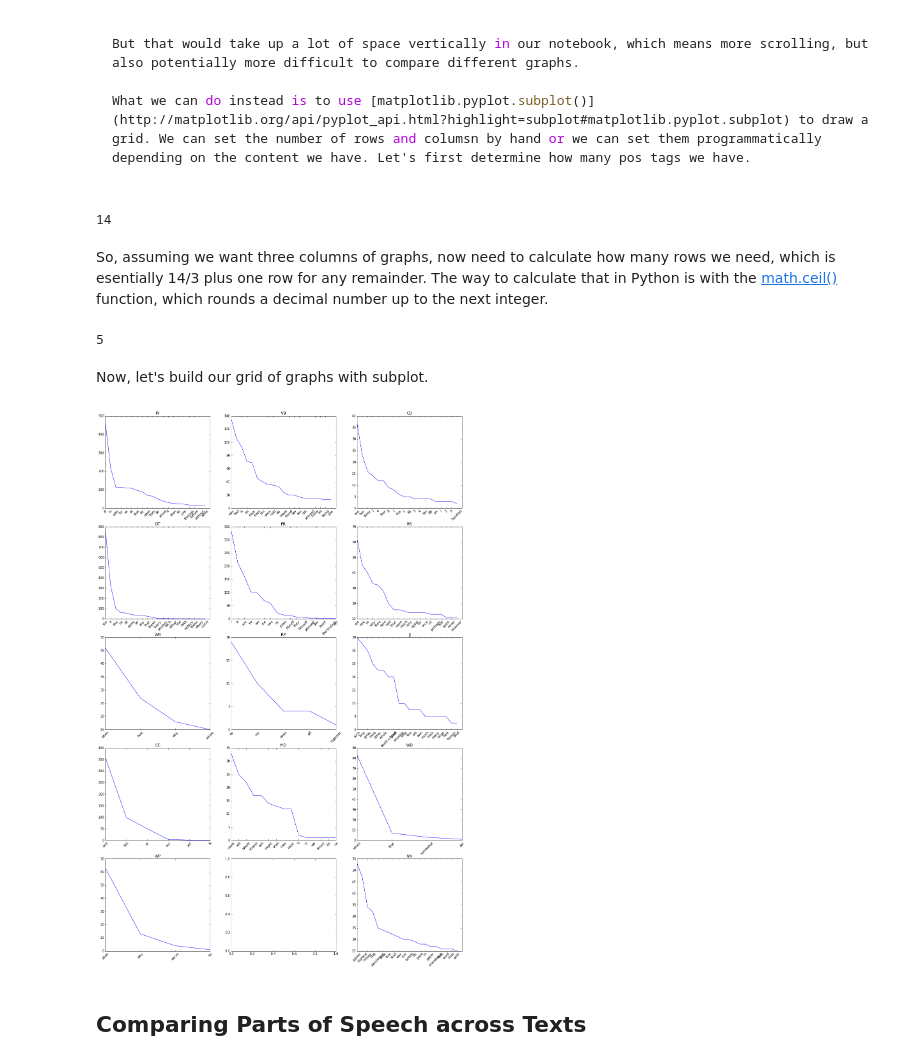
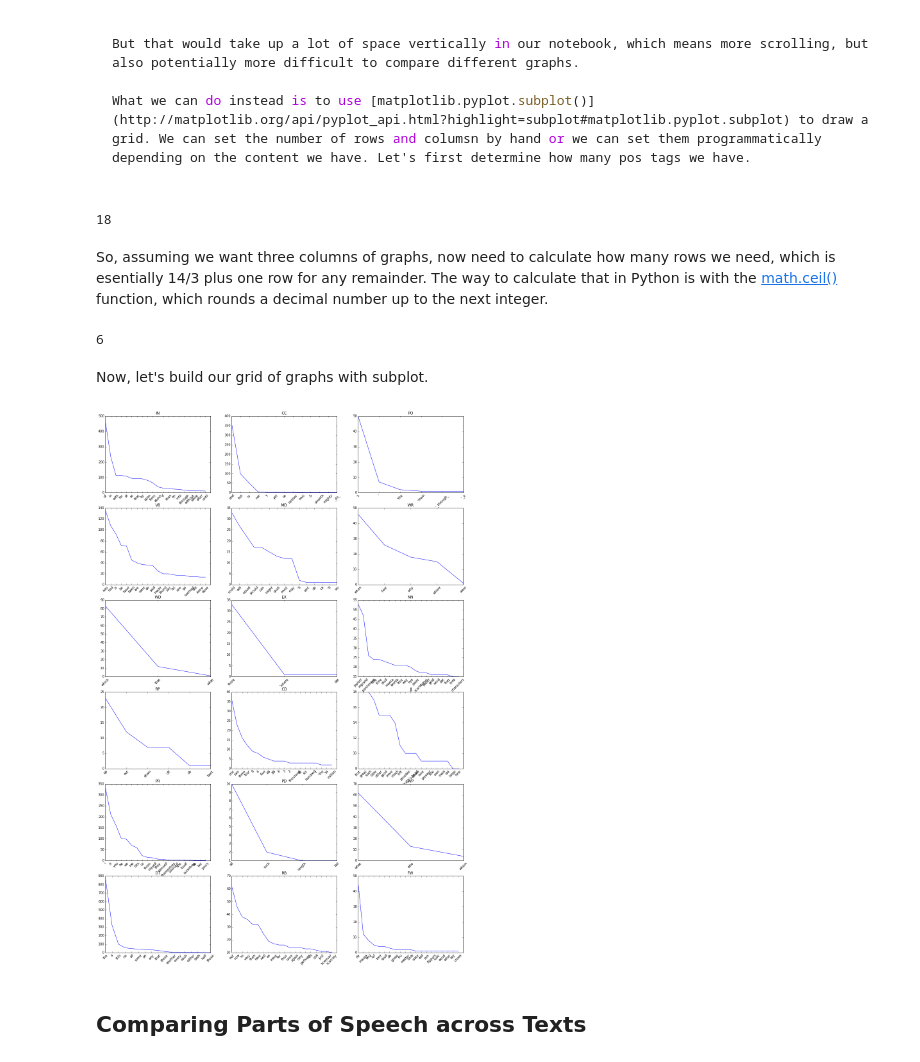
Before and after one commit to sgsinclair/alta, a Jupyter notebook: ipynb/PartsOfSpeech.ipynb, the cells around one changed output. Saved outputs shown, nothing was run; the diff lists cells and outputs as text; code cells hidden in the pictures.

````diff
--- a/ipynb/PartsOfSpeech.ipynb
+++ b/ipynb/PartsOfSpeech.ipynb
@@ -47,9 +46,8 @@ Let's first look at the mechanics of identifying – or tagging – parts of s
 # %%
 import nltk
 # read Gold Bug plain text into string
-f = open("data/goldBug.txt", "r")
-goldBugString = f.read()
-f.close()
+with open("data/goldBug.txt", "r") as f:
+    goldBugString = f.read()
 goldBugTokens = nltk.word_tokenize(goldBugString) # tokenize the words (without transformation)
 # %% [markdown]
 Consistent with other first encounters in this guide, we'll initially use the simplest syntax possible to tag the parts of speech in our tokens list, namely calling ```nltk.pos_tag()``` with our list of tokens as an argument.
@@ -225,28 +217,30 @@ What we can do instead is to use [matplotlib.pyplot.subplot()](http://matplotlib
 # %%
 len(goldBugTagsNormalizedAndFiltered)
 # %% [output]
-14
+18
 # %% [markdown]
 So, assuming we want three columns of graphs, now need to calculate how many rows we need, which is esentially 14/3 plus one row for any remainder. The way to calculate that in Python is with the [math.ceil()](https://docs.python.org/3.4/library/math.html#math.ceil) function, which rounds a decimal number up to the next integer.
 # %%
+import math
+
 goldBugTagsGridRows = math.ceil(len(goldBugTagsNormalizedAndFiltered)/3) # the number of rows we need
 goldBugTagsGridRows # 4 rows of 3 plus 1 row of 2 = 5 rows, 14 cells
 # %% [output]
-5
+6
 # %% [markdown]
 Now, let's build our grid of graphs with subplot.
 # %%
 import matplotlib.pyplot as plt
 fig, axes = plt.subplots(goldBugTagsGridRows, 3, figsize=(20, 30)) # define the number of row, columns, and overall size
 for idx, currentpos in enumerate(goldBugTagsNormalizedAndFiltered): # this gives us an indexed enumeration
     words = [word.lower() for word, pos in goldBugTaggedNormalized if pos == currentpos] # count only current pos
     freqs = nltk.FreqDist(words).most_common(20) # take a subset of most common words
-    plt.subplot(goldBugTagsGridRows, 3, idx) # select the grid location that corresponds to the index (of 14)
+    plt.subplot(goldBugTagsGridRows, 3, (idx+1)) # select the grid location that corresponds to the index (of 14)
     plt.plot([count for token, count in freqs]) # plot the counts
     plt.xticks(range(len(freqs)), [token for token, count in freqs], rotation=45) # plot the words
     plt.title(currentpos) # set the title
 # %% [output]
-[figure, old version]
+[figure, new version]
 # %% [markdown]
 ## Comparing Parts of Speech across Texts
 # %% [markdown]
````
Also changed, not shown: parts of 16 cells of this notebook, 8 other files.
